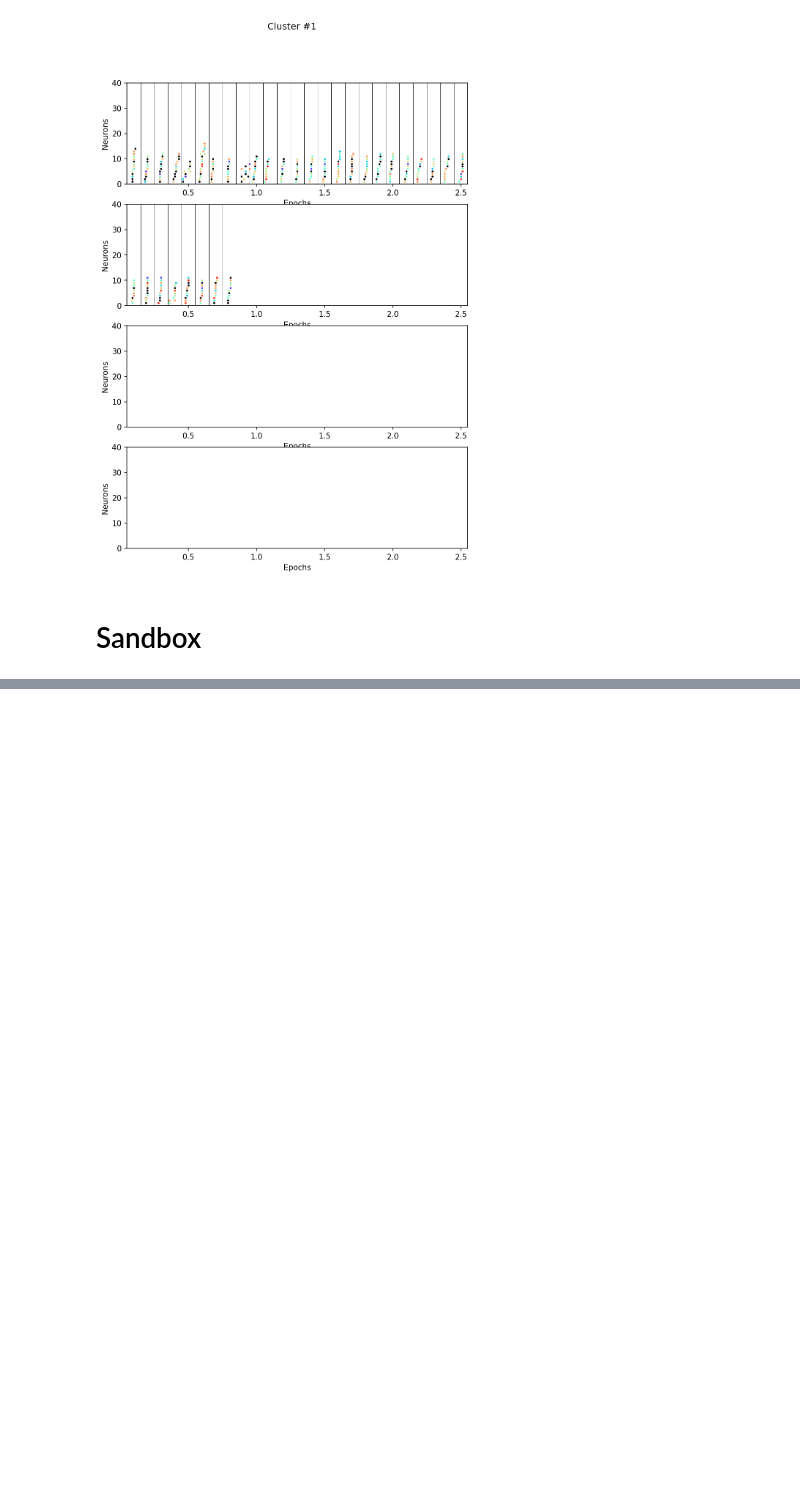
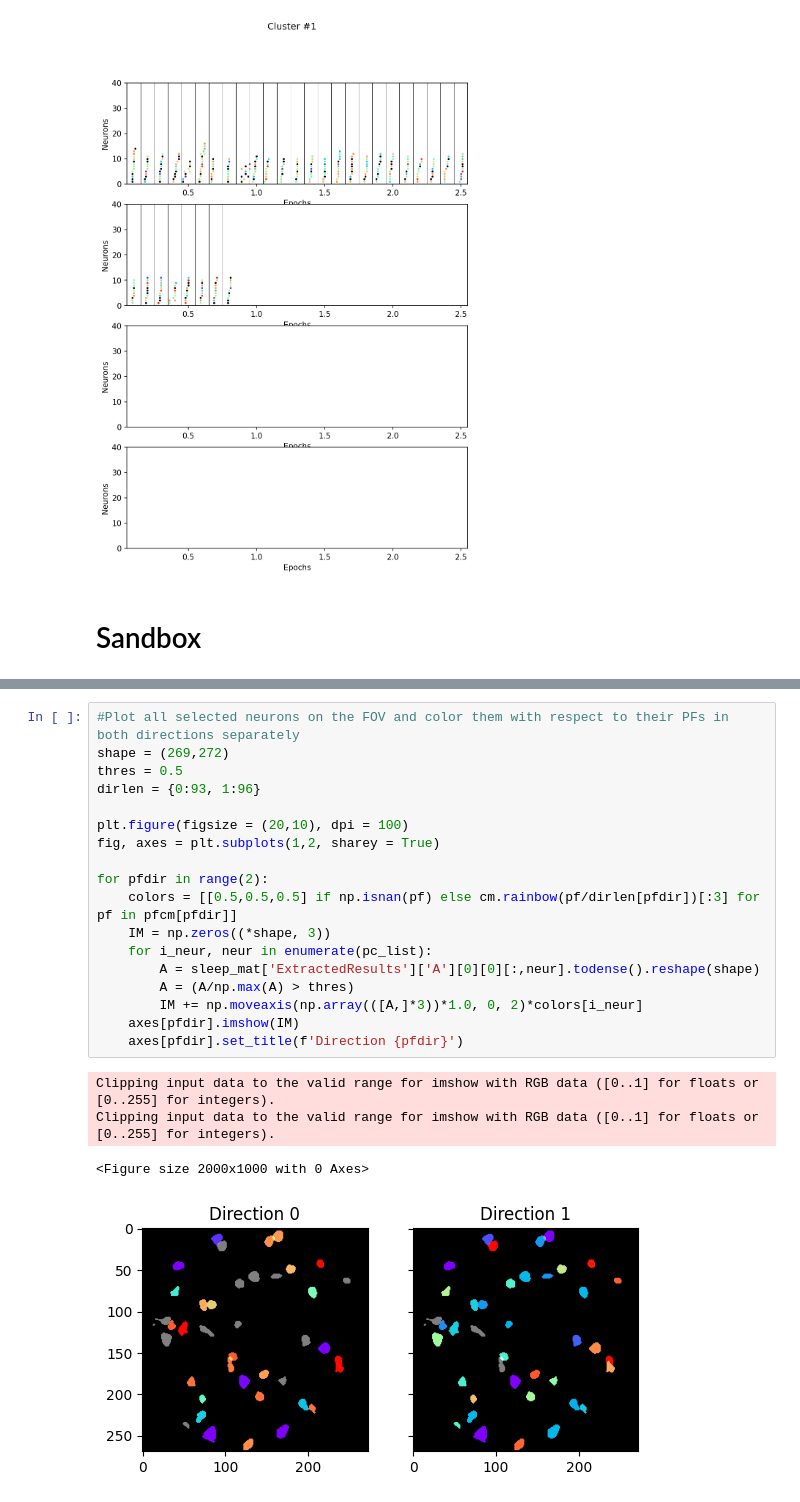
Before and after one commit to vsotskov89/SeqAn, a Jupyter notebook: Sequence_Analysis.ipynb, the cells around one changed output, grey strips where cells are left out. Drawn from its saved outputs; the diff is of its cells as text; blank space fills up the shorter version.

```diff
--- a/Sequence_Analysis.ipynb
+++ b/Sequence_Analysis.ipynb
@@ -499,0 +505,23 @@ plt.imshow(A.reshape((269,272)))
+# %%
+#Plot all selected neurons on the FOV and color them with respect to their PFs in both directions separately
+shape = (269,272)
+thres = 0.5
+dirlen = {0:93, 1:96}
+
+plt.figure(figsize = (20,10), dpi = 100)
+fig, axes = plt.subplots(1,2, sharey = True)
+
+for pfdir in range(2):
+    colors = [[0.5,0.5,0.5] if np.isnan(pf) else cm.rainbow(pf/dirlen[pfdir])[:3] for pf in pfcm[pfdir]]
+    IM = np.zeros((*shape, 3))
+    for i_neur, neur in enumerate(pc_list):
+        A = sleep_mat['ExtractedResults']['A'][0][0][:,neur].todense().reshape(shape)
+        A = (A/np.max(A) > thres)
+        IM += np.moveaxis(np.array(([A,]*3))*1.0, 0, 2)*colors[i_neur]
+    axes[pfdir].imshow(IM)
+    axes[pfdir].set_title(f'Direction {pfdir}')
+# %% [output]
+Clipping input data to the valid range for imshow with RGB data ([0..1] for floats or [0..255] for integers).
+Clipping input data to the valid range for imshow with RGB data ([0..1] for floats or [0..255] for integers).
+<Figure size 2000x1000 with 0 Axes>
+[figure, added]
```
Also changed, not shown: parts of 2 cells of this notebook.
